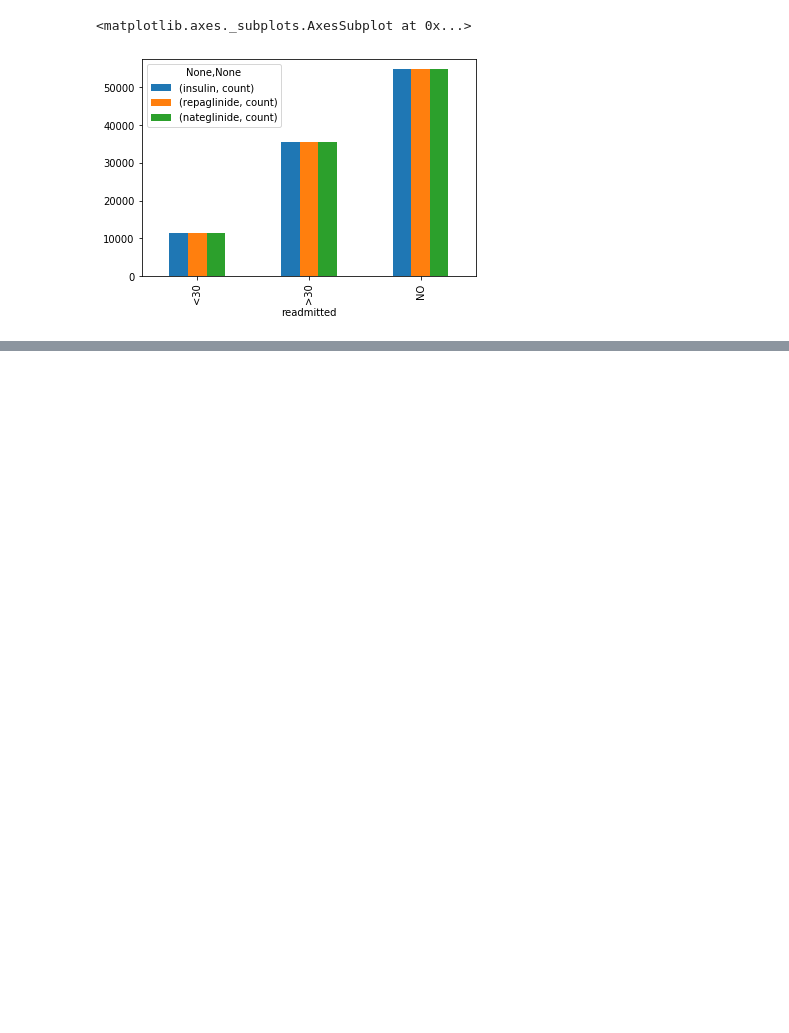
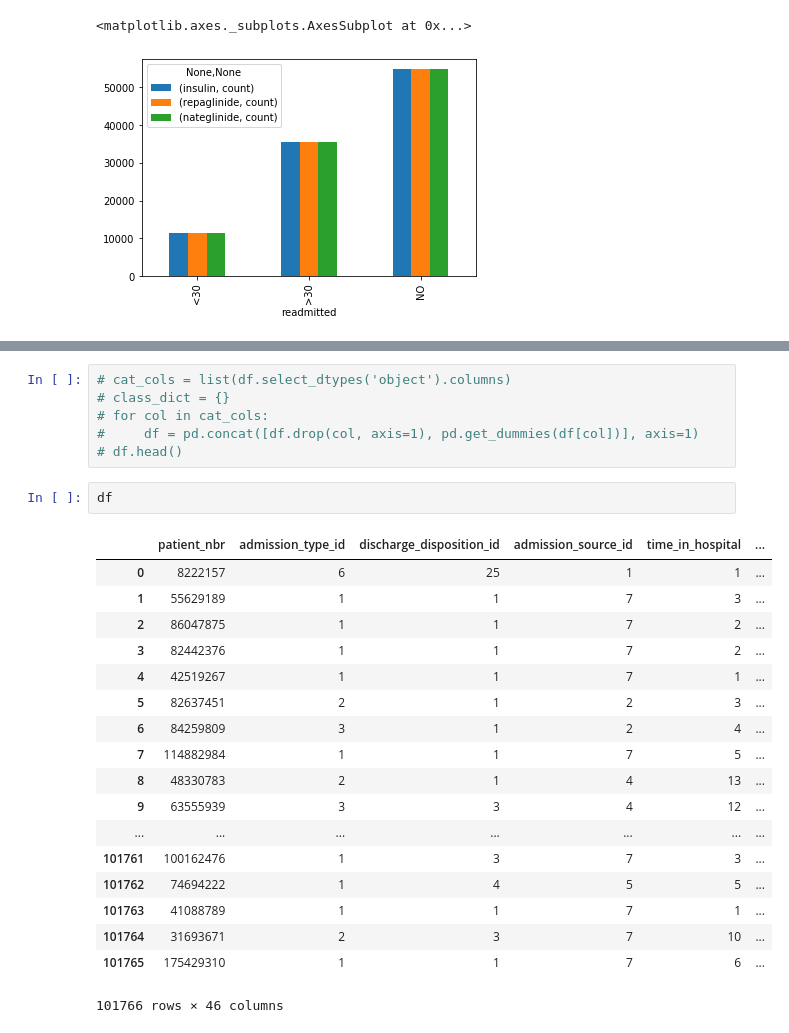
Before and after one commit to tarunkoutharapu/Diabetic-Data, a Jupyter notebook: capstoneproject.ipynb, the cells around one changed output, grey strips where cells are left out. Cells and saved outputs as stored; diff of their text form; blank space fills up the shorter version.

```diff
--- a/capstoneproject.ipynb
+++ b/capstoneproject.ipynb
@@ -351,0 +434,27 @@ df.groupby('readmitted')[['insulin','repaglinide','nateglinide']].agg(['count'])
+# %%
+# cat_cols = list(df.select_dtypes('object').columns)
+# class_dict = {}
+# for col in cat_cols:
+#     df = pd.concat([df.drop(col, axis=1), pd.get_dummies(df[col])], axis=1)
+# df.head()
+# %%
+df
+# %% [output]
+|  | patient_nbr | admission_type_id | discharge_disposition_id | admission_source_id | time_in_hospital | ... |
+| 0 | 8222157 | 6 | 25 | 1 | 1 | ... |
+| 1 | 55629189 | 1 | 1 | 7 | 3 | ... |
+| 2 | 86047875 | 1 | 1 | 7 | 2 | ... |
+| 3 | 82442376 | 1 | 1 | 7 | 2 | ... |
+| 4 | 42519267 | 1 | 1 | 7 | 1 | ... |
+| 5 | 82637451 | 2 | 1 | 2 | 3 | ... |
+| 6 | 84259809 | 3 | 1 | 2 | 4 | ... |
+| 7 | 114882984 | 1 | 1 | 7 | 5 | ... |
+| 8 | 48330783 | 2 | 1 | 4 | 13 | ... |
+| 9 | 63555939 | 3 | 3 | 4 | 12 | ... |
+| ... | ... | ... | ... | ... | ... | ... |
+| 101761 | 100162476 | 1 | 3 | 7 | 3 | ... |
+| 101762 | 74694222 | 1 | 4 | 5 | 5 | ... |
+| 101763 | 41088789 | 1 | 1 | 7 | 1 | ... |
+| 101764 | 31693671 | 2 | 3 | 7 | 10 | ... |
+| 101765 | 175429310 | 1 | 1 | 7 | 6 | ... |
+101766 rows × 46 columns
```
Also changed, not shown: parts of 37 cells of this notebook.
